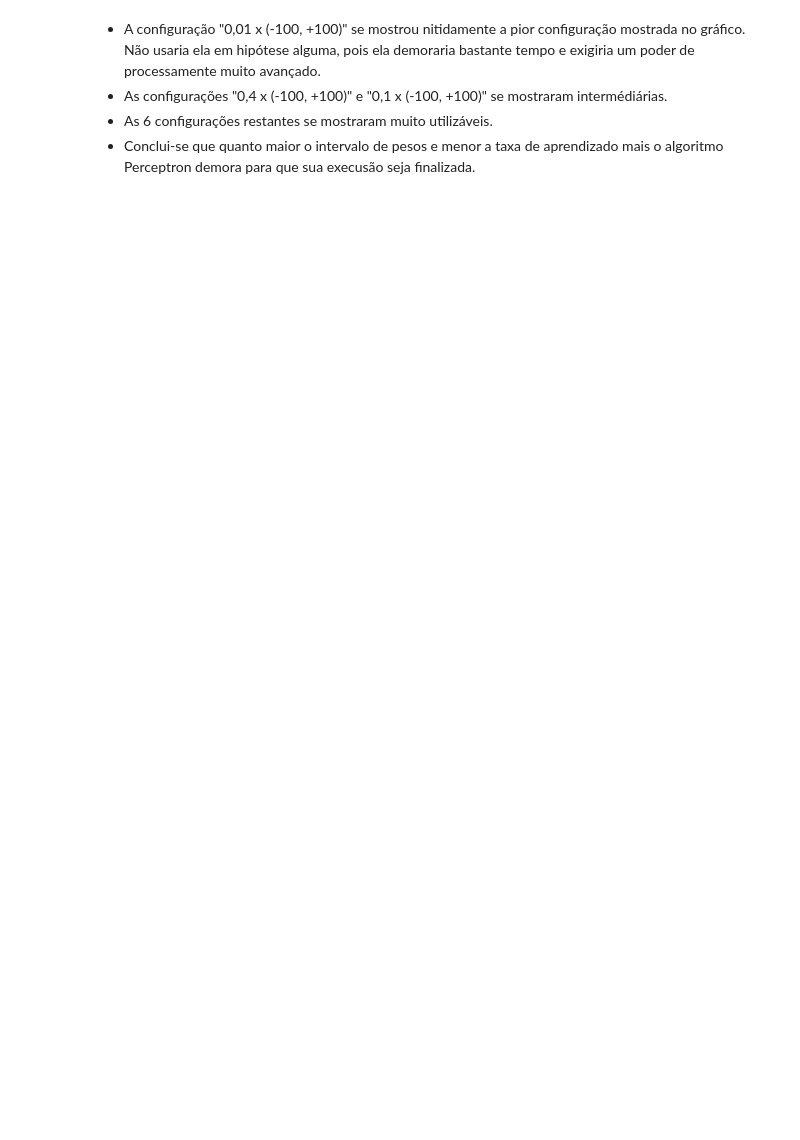
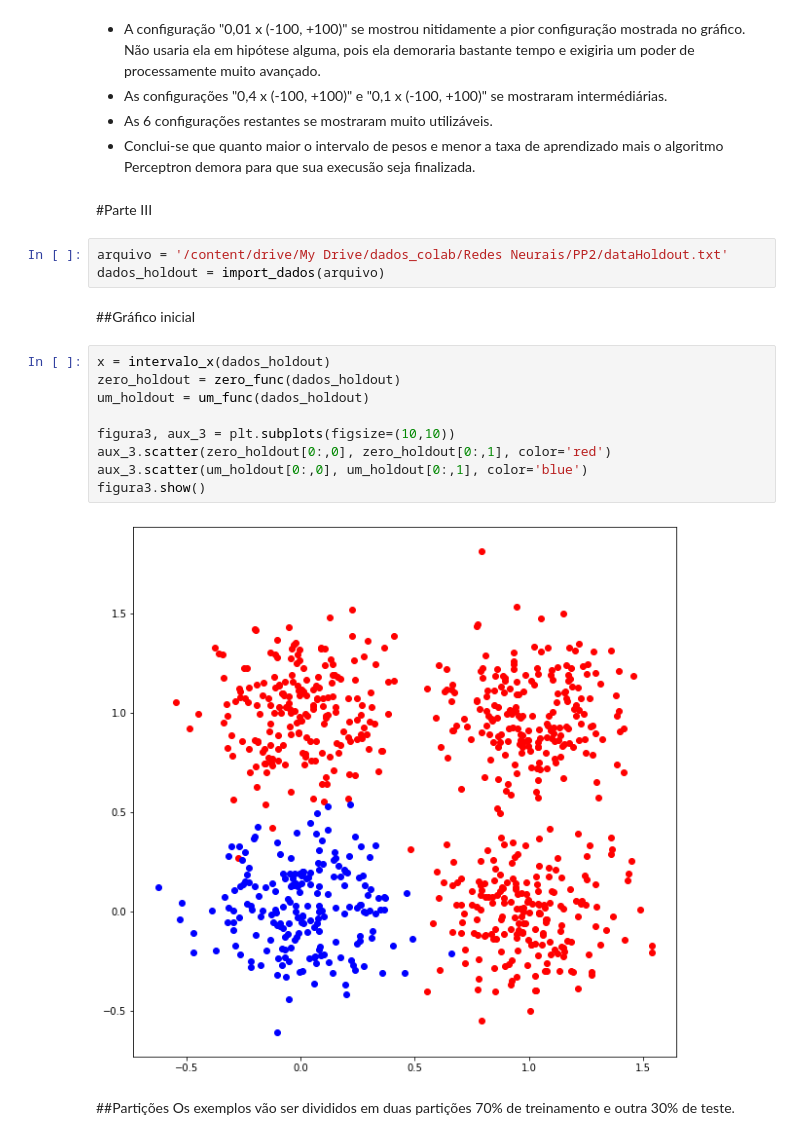
Before and after one commit to danilo-uea/PP2-2020-1, a Jupyter notebook: Projeto_prático_2.ipynb, the cells around one changed output. Saved outputs shown, nothing was run; the diff lists cells and outputs as text; blank space fills up the shorter version.

Commit message:
Parte III - Iniciando
-Gráfico Inicial (finalizado)
-Partições (finalizado)
-Treinamento (finalizado)
-Previsão de saída (desenvolvimento)

```diff
--- a/Projeto_prático_2.ipynb
+++ b/Projeto_prático_2.ipynb
@@ -268,3 +269,24 @@ figura2.show()
 * As configurações "0,4 x (-100, +100)" e "0,1 x (-100, +100)" se mostraram intermédiárias.
 * As 6 configurações restantes se mostraram muito utilizáveis.
 * Conclui-se que quanto maior o intervalo de pesos e menor a taxa de aprendizado mais o algoritmo Perceptron demora para que sua execusão seja finalizada.
+# %% [markdown]
+#Parte III
+# %%
+arquivo = '/content/drive/My Drive/dados_colab/Redes Neurais/PP2/dataHoldout.txt'
+dados_holdout = import_dados(arquivo)
+# %% [markdown]
+##Gráfico inicial
+# %%
+x = intervalo_x(dados_holdout)
+zero_holdout = zero_func(dados_holdout)
+um_holdout = um_func(dados_holdout)
+
+figura3, aux_3 = plt.subplots(figsize=(10,10))
+aux_3.scatter(zero_holdout[0:,0], zero_holdout[0:,1], color='red')
+aux_3.scatter(um_holdout[0:,0], um_holdout[0:,1], color='blue')
+figura3.show()
+# %% [output]
+[figure, added]
+# %% [markdown]
+##Partições
+Os exemplos vão ser divididos em duas partições 70% de treinamento e outra 30% de teste.
```
Also changed, not shown: parts of 11 cells of this notebook.
